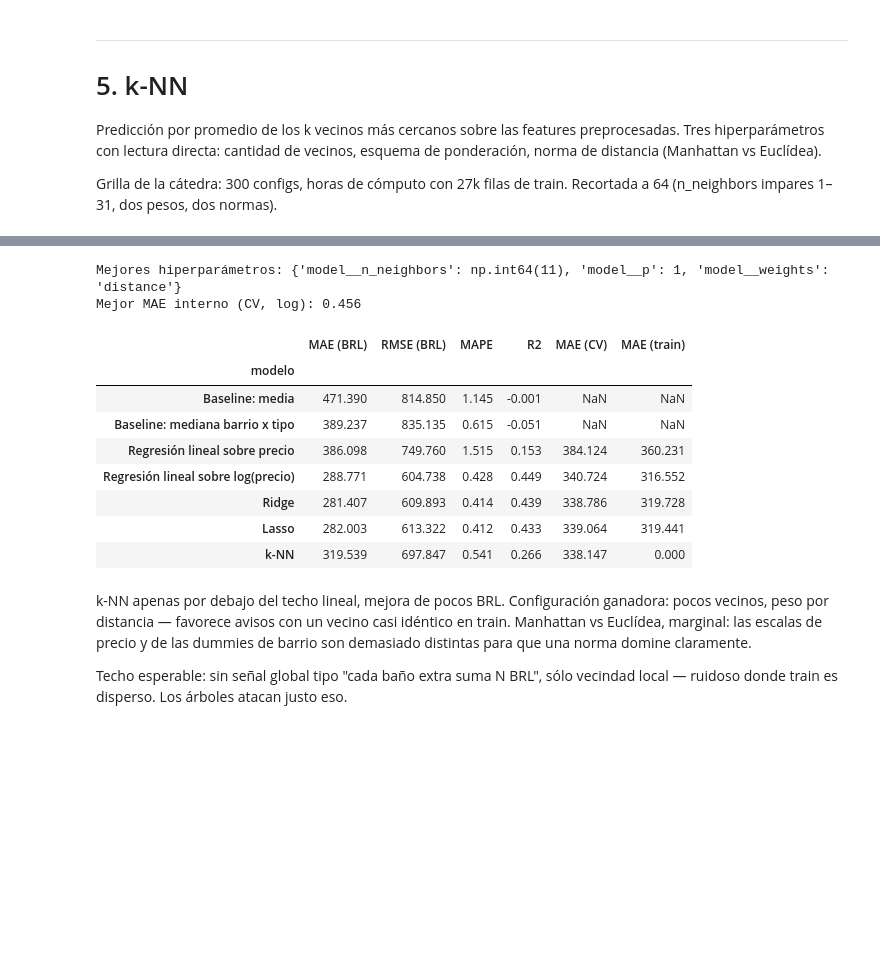
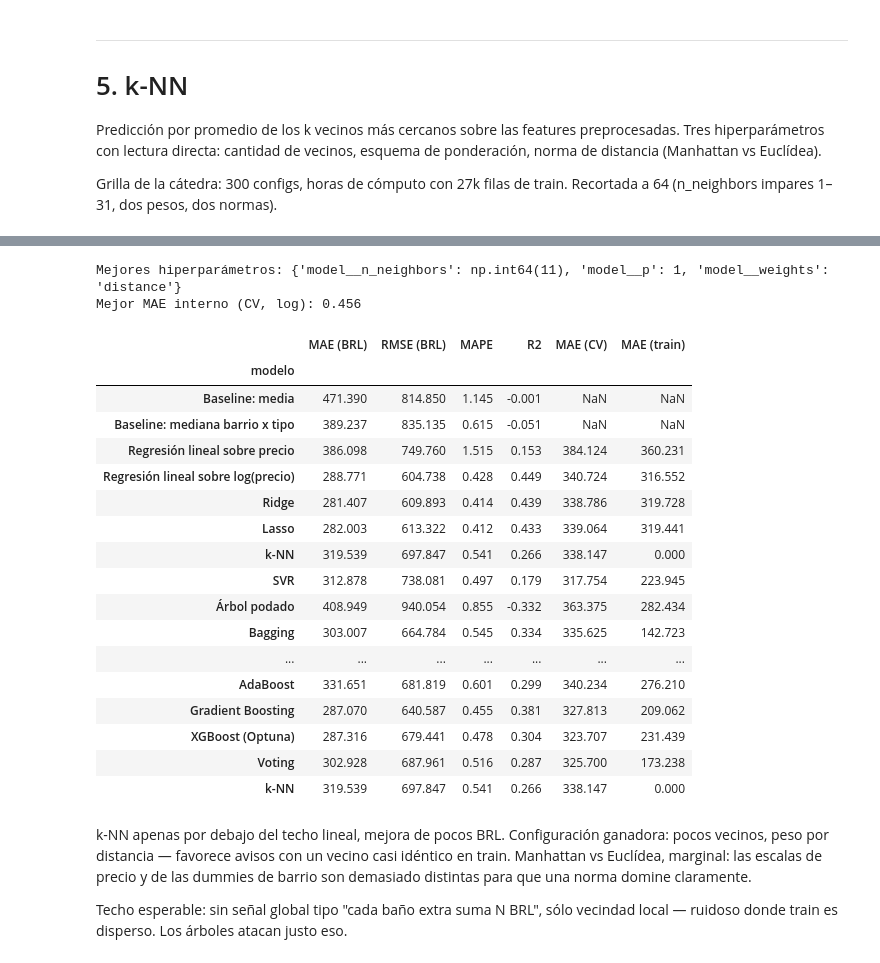
Before and after one commit to lautarovera-edu/fiuba-ceia-amq, a Jupyter notebook: trabajo_final/listings.ipynb, the cells around one changed output, grey strips where cells are left out. Saved outputs shown, nothing was run; the diff lists cells and outputs as text; code cells hidden in the pictures; blank space fills up the shorter version.

Commit message:
tp: checkpoints

```diff
--- a/trabajo_final/listings.ipynb
+++ b/trabajo_final/listings.ipynb
@@ -788,7 +842,8 @@ FEAT_NUM = [
 FEAT_BIN = [
     "sin_reseñas", "baño_compartido",
     "tiene_pileta", "tiene_aire", "tiene_ascensor", "tiene_gimnasio",
-    "tiene_estacionamiento", "tiene_lavarropas", "tiene_lavavajillas", "tiene_vista_mar",
+    "tiene_estacionamiento", "tiene_lavarropas", "tiene_lavavajillas",
+    "tiene_vista_mar",
 ]
 
 FEAT_CAT = ["room_type", "property_type", "neighbourhood_cleansed"]
@@ -899,14 +955,15 @@ split y lo reconocimos como fuga; acá el problema no existe.
 # %%
 # --- 3.4. Preprocesador ---
 def construir_preprocesador():
-    """Imputa y escala las numéricas, codifica las categóricas, deja pasar las binarias."""
+    """Imputa y escala numéricas, codifica categóricas, deja pasar las binarias."""
     numericas = Pipeline([
         ("imputar", SimpleImputer(strategy="median")),
         ("escalar", StandardScaler()),
     ])
     return ColumnTransformer([
         ("num", numericas, FEAT_NUM),
-        ("cat", OneHotEncoder(drop="first", handle_unknown="ignore", sparse_output=False), FEAT_CAT),
+        ("cat", OneHotEncoder(drop="first", handle_unknown="ignore",
+                              sparse_output=False), FEAT_CAT),
         ("bin", "passthrough", FEAT_BIN),
     ])
 
@@ -916,9 +973,10 @@ X_train_proc = prep.fit_transform(X_train)
 
 print(f"Features antes del preprocesamiento : {X_train.shape[1]}")
 print(f"Features después                     : {X_train_proc.shape[1]}")
-print(f"\nDesglose:")
+print("\nDesglose:")
 print(f"  numéricas escaladas : {len(FEAT_NUM)}")
-print(f"  one-hot             : {X_train_proc.shape[1] - len(FEAT_NUM) - len(FEAT_BIN)}")
+print(f"  one-hot             : "
+      f"{X_train_proc.shape[1] - len(FEAT_NUM) - len(FEAT_BIN)}")
 print(f"  binarias sin tocar  : {len(FEAT_BIN)}")
 # %% [output]
 Features antes del preprocesamiento : 32
@@ -957,7 +1015,8 @@ def evaluar(nombre, modelo, log_target=True):
     objetivo_train = np.log(y_train) if log_target else y_train
     destransformar = np.exp if log_target else (lambda v: v)
 
-    pred_cv = destransformar(cross_val_predict(modelo, X_train, objetivo_train, cv=5, n_jobs=-1))
+    pred_cv = destransformar(
+        cross_val_predict(modelo, X_train, objetivo_train, cv=5, n_jobs=-1))
 
     modelo.fit(X_train, objetivo_train)
     pred_train = destransformar(modelo.predict(X_train))
@@ -965,7 +1024,8 @@ def evaluar(nombre, modelo, log_target=True):
 
     fila = {"modelo": nombre, "MAE (CV)": mean_absolute_error(y_train, pred_cv),
             "MAE (train)": mean_absolute_error(y_train, pred_train)}
-    fila.update({k: v for k, v in metricas(y_test, pred_test, nombre).items() if k != "modelo"})
+    fila.update({k: v for k, v in metricas(y_test, pred_test, nombre).items()
+                 if k != "modelo"})
     return fila
 
 
@@ -1018,7 +1078,8 @@ La pregunta que dejamos abierta en 2.4. La respondemos entrenando la misma regre
 escalas y comparando el error en reales.
 # %%
 # --- 3.7. Experimento: precio crudo vs log(precio) ---
-ols_crudo = Pipeline([("prep", construir_preprocesador()), ("model", LinearRegression())])
+ols_crudo = Pipeline([("prep", construir_preprocesador()),
+                      ("model", LinearRegression())])
 ols_log = Pipeline([("prep", construir_preprocesador()), ("model", LinearRegression())])
 
 exp = [
@@ -1339,35 +1470,48 @@ Grilla de la cátedra: 300 configs, horas de cómputo con 27k filas de train. Re
 # veces antes de promediar — protege contra que una sola partición de datos haga ver
 # bien (o mal) a una configuración por casualidad.
 grid_knn = GridSearchCV(
     Pipeline([("prep", construir_preprocesador()),
               ("model", KNeighborsRegressor())]),
     {"model__n_neighbors": np.arange(1, 32, 2),
      "model__weights": ["uniform", "distance"],
      "model__p": [1, 2]},
     cv=5, scoring="neg_mean_absolute_error", n_jobs=-1,
 )
-grid_knn.fit(X_train, np.log(y_train))  # entrena sobre log(precio), la escala ganadora de 3.7
+# Entrena sobre log(precio), la escala ganadora de 3.7.
+grid_knn.fit(X_train, np.log(y_train))
 
 print(f"Mejores hiperparámetros: {grid_knn.best_params_}")
-print(f"Mejor MAE interno (CV, log): {-grid_knn.best_score_:.3f}")  # sklearn guarda el score en negativo por convención; se niega para leerlo como MAE positivo
+# sklearn guarda el score en negativo por convención; se niega para leerlo
+# como MAE positivo.
+print(f"Mejor MAE interno (CV, log): {-grid_knn.best_score_:.3f}")
 
 # grid_knn.best_estimator_ es el pipeline ya reentrenado sobre todo train con los
 # mejores hiperparámetros encontrados. evaluar() lo entrena de nuevo (para tener las
 # predicciones en escala BRL) y arma la fila de métricas que se apila a `historial`.
 historial.append(evaluar("k-NN", grid_knn.best_estimator_))
+guardar_checkpoint("historial", historial)
 pd.DataFrame(historial).set_index("modelo").round(3)
 # %% [output]
 Mejores hiperparámetros: {'model__n_neighbors': np.int64(11), 'model__p': 1, 'model__weights': 'distance'}
 Mejor MAE interno (CV, log): 0.456
 |  | MAE (BRL) | RMSE (BRL) | MAPE | R2 | MAE (CV) | MAE (train) |
 | modelo |  |  |  |  |  |  |
 | Baseline: media | 471.390 | 814.850 | 1.145 | -0.001 | NaN | NaN |
 | Baseline: mediana barrio x tipo | 389.237 | 835.135 | 0.615 | -0.051 | NaN | NaN |
 | Regresión lineal sobre precio | 386.098 | 749.760 | 1.515 | 0.153 | 384.124 | 360.231 |
 | Regresión lineal sobre log(precio) | 288.771 | 604.738 | 0.428 | 0.449 | 340.724 | 316.552 |
 | Ridge | 281.407 | 609.893 | 0.414 | 0.439 | 338.786 | 319.728 |
 | Lasso | 282.003 | 613.322 | 0.412 | 0.433 | 339.064 | 319.441 |
 | k-NN | 319.539 | 697.847 | 0.541 | 0.266 | 338.147 | 0.000 |
+| SVR | 312.878 | 738.081 | 0.497 | 0.179 | 317.754 | 223.945 |
+| Árbol podado | 408.949 | 940.054 | 0.855 | -0.332 | 363.375 | 282.434 |
+| Bagging | 303.007 | 664.784 | 0.545 | 0.334 | 335.625 | 142.723 |
+| ... | ... | ... | ... | ... | ... | ... |
+| AdaBoost | 331.651 | 681.819 | 0.601 | 0.299 | 340.234 | 276.210 |
+| Gradient Boosting | 287.070 | 640.587 | 0.455 | 0.381 | 327.813 | 209.062 |
+| XGBoost (Optuna) | 287.316 | 679.441 | 0.478 | 0.304 | 323.707 | 231.439 |
+| Voting | 302.928 | 687.961 | 0.516 | 0.287 | 325.700 | 173.238 |
+| k-NN | 319.539 | 697.847 | 0.541 | 0.266 | 338.147 | 0.000 |
 # %% [markdown]
 k-NN apenas por debajo del techo lineal, mejora de pocos BRL. Configuración ganadora: pocos vecinos, peso por distancia — favorece avisos con un vecino casi idéntico en train. Manhattan vs Euclídea, marginal: las escalas de precio y de las dummies de barrio son demasiado distintas para que una norma domine claramente.
 
```
Also changed, not shown: parts of 43 cells of this notebook, 2 other files.
